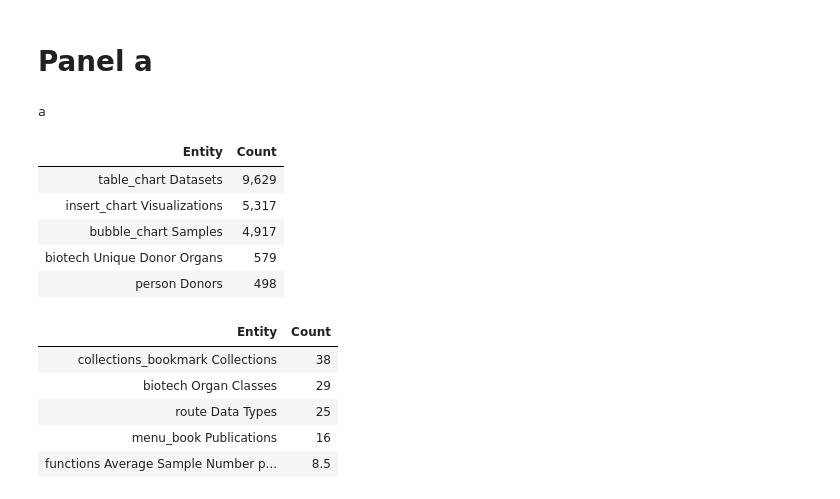
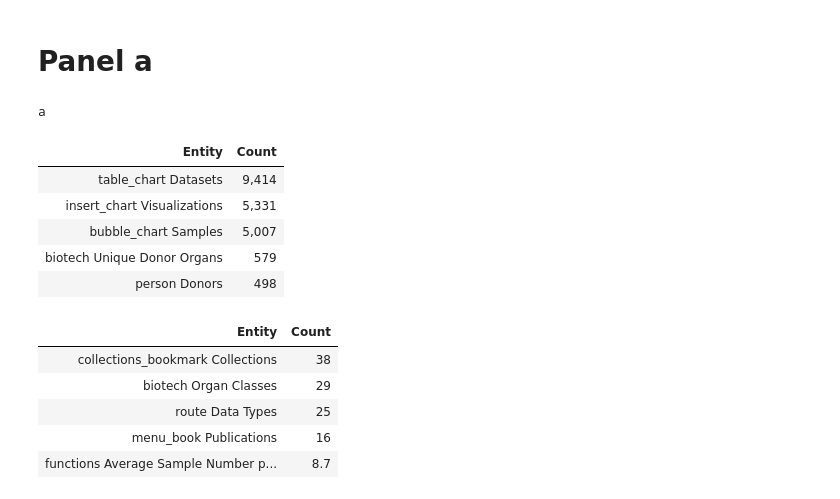
Before and after one commit to hubmapconsortium/portal-ui, a Jupyter notebook: context/app/static/assets/svg/figure/viz_executed.ipynb, the cells around one changed output. Saved outputs shown, nothing was run; the diff lists cells and outputs as text; code cells hidden in the pictures.

```diff
--- a/context/app/static/assets/svg/figure/viz_executed.ipynb
+++ b/context/app/static/assets/svg/figure/viz_executed.ipynb
@@ -946,12 +946,18 @@ hits = json.loads(
     "size": 0,
     "query": {
         "bool": {
-            # Exclude invalid/new datasets from count
-            "must_not": {
-                "terms": {
-                    "mapped_status.keyword": ["Invalid", "Error", "New", "Processing", "Submitted"]
-                }
-            },
+            # Match the home page entity counts: exclude invalid/new statuses, and also
+            # exclude superseded revisions (next_revision_uuid) and sub-status (e.g. retracted)
+            # entities, which the portal applies via addRestrictionsToQuery.
+            "must_not": [
+                {
+                    "terms": {
+                        "mapped_status.keyword": ["Invalid", "Error", "New", "Processing", "Submitted"]
+                    }
+                },
+                {"exists": {"field": "next_revision_uuid"}},
+                {"exists": {"field": "sub_status"}},
+            ],
             "must": {
                 "bool": {
                     "must": [
@@ -1232,7 +1238,7 @@ def render_entity_summary(hits, organHits=None, vizHits=None, assayHits=None, to
         position: absolute;
         top: 16px;
         left: 12px;
-        font-weight: 400;
+        font-weight: 700;
         font-size: 16px;
         color: var(--fg);
     }}
@@ -1319,36 +1325,36 @@ def render_entity_summary(hits, organHits=None, vizHits=None, assayHits=None, to
         <thead>
             <tr>
             <th>Entity</th>
             <th style="text-align:right;">Count</th>
             </tr>
         </thead>
         <tbody>
             {''.join(right_rows)}
         </tbody>
         </table>
     </div>
     </div>
     """
 
     try:
         save_dir = Path(SAVE_DIR)
         save_dir.mkdir(parents=True, exist_ok=True)
         (save_dir / "figure_1a.html").write_text(html, encoding="utf-8")
     except Exception as e:
         print("Could not write figure_1a.html:", e)
 
     display(HTML(html))
 
 
 
 render_entity_summary(hits, organHits, vizHits, assayHits,
                       total_donors=total_donors, total_mean=total_mean)
 # %% [output]
 a
 | Entity | Count |
-| table_chart Datasets | 9,629 |
-| insert_chart Visualizations | 5,317 |
-| bubble_chart Samples | 4,917 |
+| table_chart Datasets | 9,414 |
+| insert_chart Visualizations | 5,331 |
+| bubble_chart Samples | 5,007 |
 | biotech Unique Donor Organs | 579 |
 | person Donors | 498 |
 | Entity | Count |
@@ -1356,4 +1362,4 @@ a
 | biotech Organ Classes | 29 |
 | route Data Types | 25 |
 | menu_book Publications | 16 |
-| functions Average Sample Number p... | 8.5 |
+| functions Average Sample Number p... | 8.7 |
```
Also changed, not shown: parts of 1 cell of this notebook, 8 other files.
